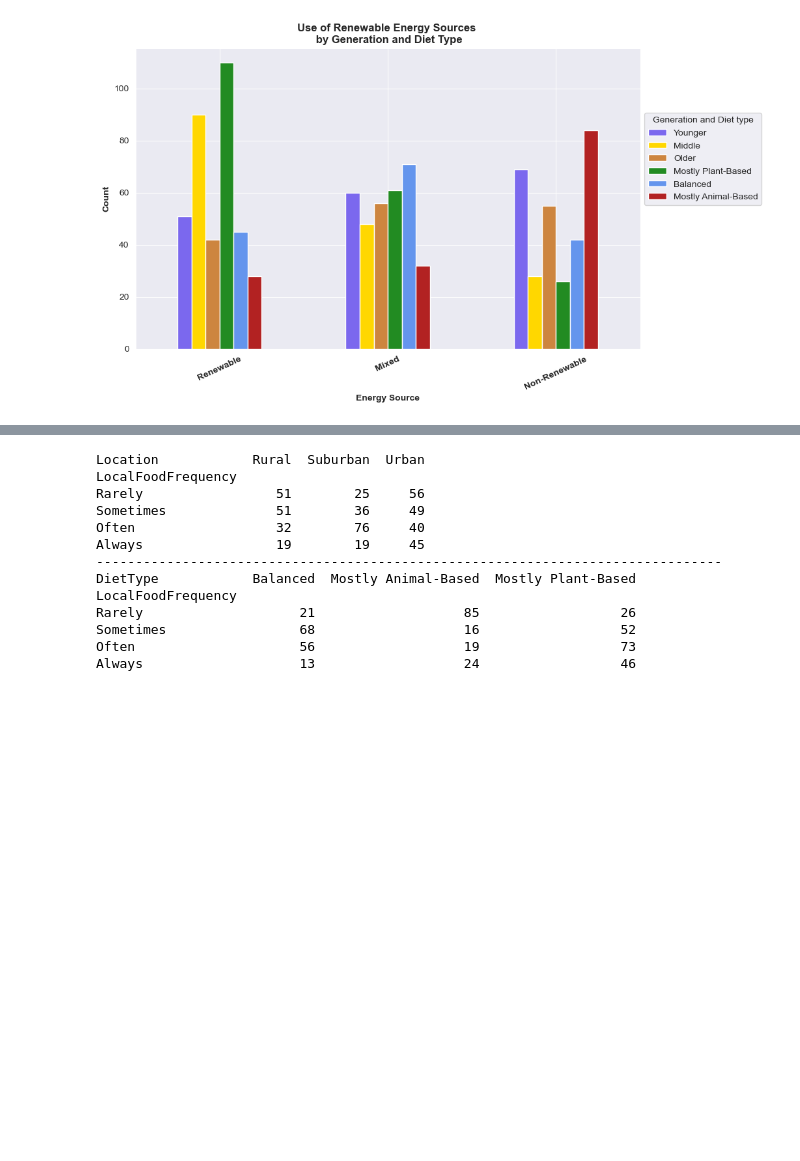
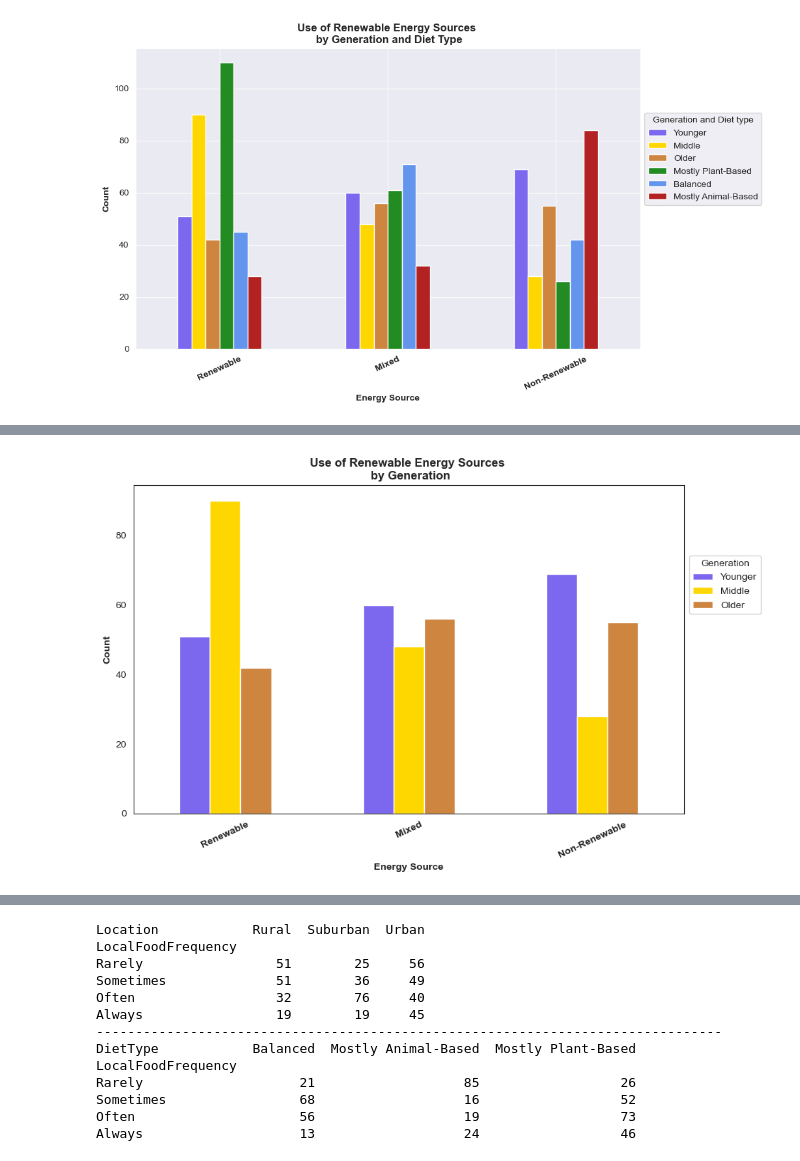
Before and after one commit to benmanzano/Data-Analysis-with-Python, a Jupyter notebook: PythonProject.ipynb, the cells around one changed output, grey strips where cells are left out. Cells and saved outputs as stored; diff of their text form; code cells hidden in the pictures; blank space fills up the shorter version.

```diff
--- a/PythonProject.ipynb
+++ b/PythonProject.ipynb
@@ -327,0 +373,22 @@ sns.swarmplot(data = df, x = 'DietType', y='Age', hue='Location', palette = colo
+# %%
+energy_age = pd.crosstab(df['EnergySource'],df['Generation'])
+energy_age = energy_age.reindex(['Renewable', 'Mixed', 'Non-Renewable'])
+energy_age = energy_age.iloc[ : ,[2,0,1]]
+
+
+energy_age.plot(kind='bar', stacked = False, color=color_map,figsize=(10, 6))
+
+
+plt.xticks(rotation=25,weight = 'bold')
+
+plt.title('Use of Renewable Energy Sources \n by Generation',weight = 'bold')
+plt.ylabel('Count',weight = 'bold')
+plt.xlabel('Energy Source',weight = 'bold')
+plt.xticks()
+plt.legend(title = 'Generation',
+          loc = 'upper left',
+          bbox_to_anchor = (1., .8))
+plt.savefig('renewables_generation_barplot.png', dpi=100, bbox_inches='tight')
+plt.show()
+# %% [output]
+[figure, added]
```
Also changed, not shown: parts of 5 cells of this notebook.
